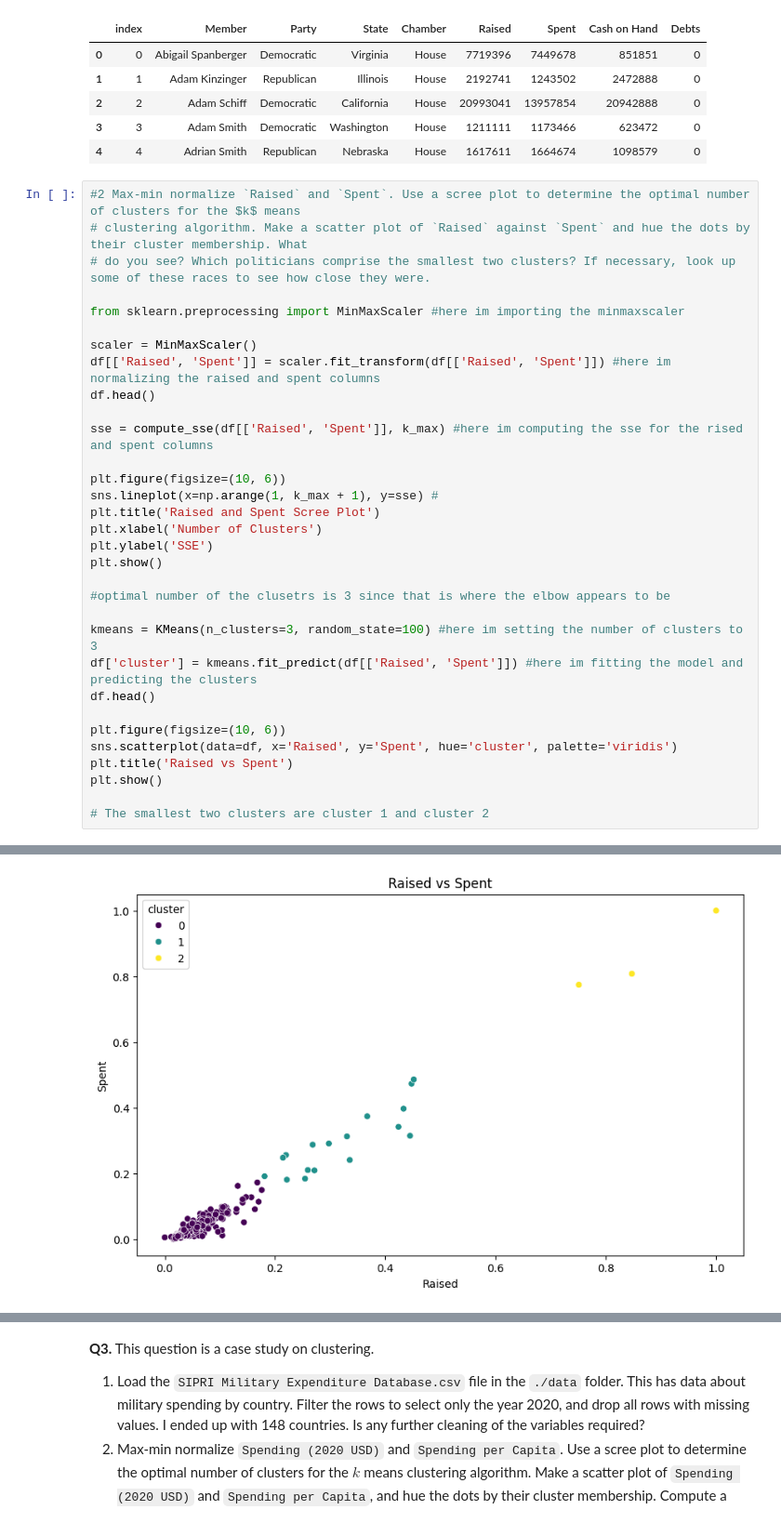
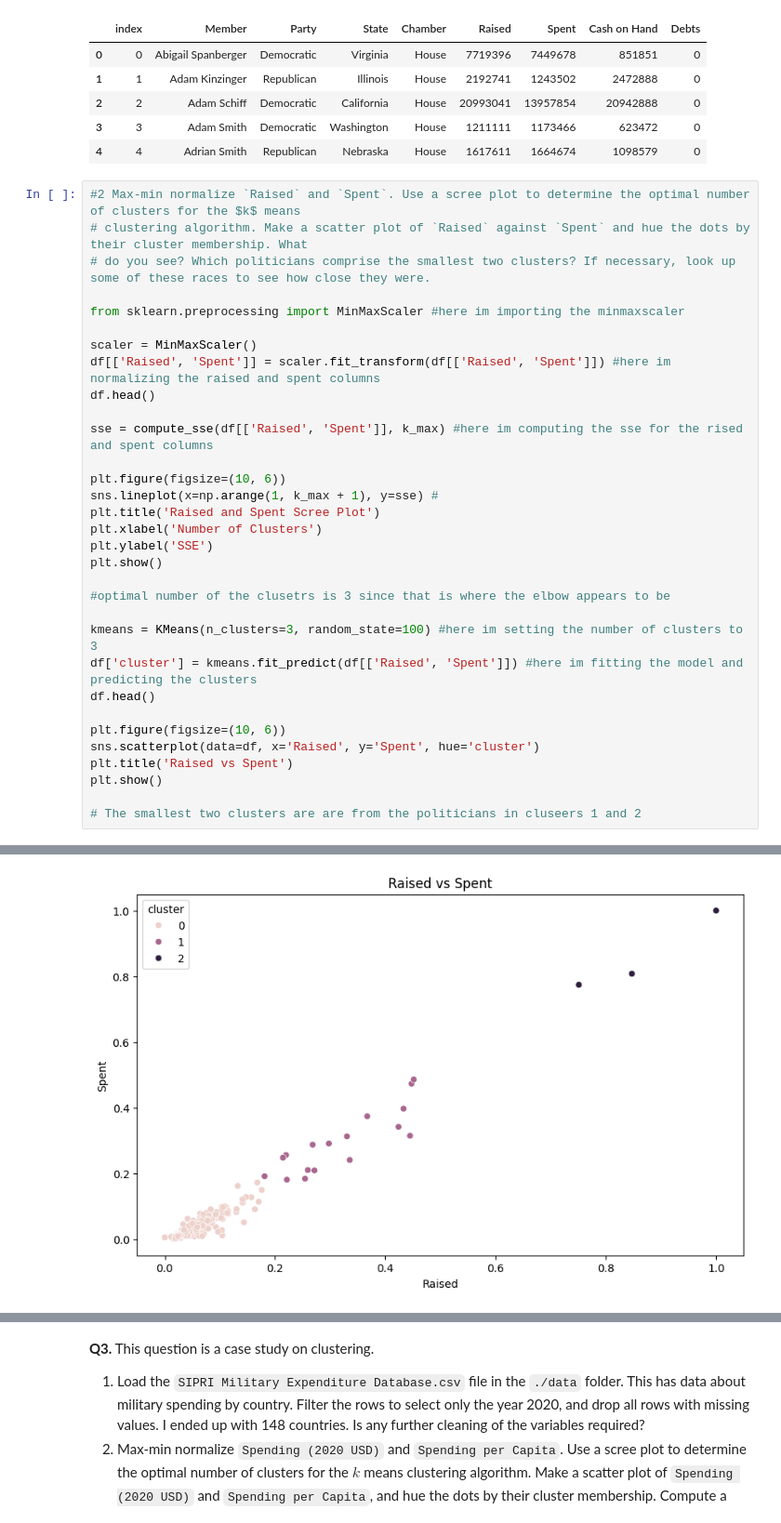
Before and after one commit to iankariuki26/clustering, a Jupyter notebook: mywork/assignment_clustering.ipynb, the cells around one changed output, grey strips where cells are left out. Shown: that part at 93% size. Saved outputs shown, nothing was run; the diff lists cells and outputs as text.

```diff
--- a/mywork/assignment_clustering.ipynb
+++ b/mywork/assignment_clustering.ipynb
@@ -151,33 +151,33 @@ df.head()
 # clustering algorithm. Make a scatter plot of `Raised` against `Spent` and hue the dots by their cluster membership. What
 # do you see? Which politicians comprise the smallest two clusters? If necessary, look up some of these races to see how close they were.
 
 from sklearn.preprocessing import MinMaxScaler #here im importing the minmaxscaler
 
 scaler = MinMaxScaler()
 df[['Raised', 'Spent']] = scaler.fit_transform(df[['Raised', 'Spent']]) #here im normalizing the raised and spent columns
 df.head()
 
 sse = compute_sse(df[['Raised', 'Spent']], k_max) #here im computing the sse for the rised and spent columns
 
 plt.figure(figsize=(10, 6))
 sns.lineplot(x=np.arange(1, k_max + 1), y=sse) #
 plt.title('Raised and Spent Scree Plot')
 plt.xlabel('Number of Clusters')
 plt.ylabel('SSE')
 plt.show()
 
 #optimal number of the clusetrs is 3 since that is where the elbow appears to be
 
 kmeans = KMeans(n_clusters=3, random_state=100) #here im setting the number of clusters to 3
 df['cluster'] = kmeans.fit_predict(df[['Raised', 'Spent']]) #here im fitting the model and predicting the clusters
 df.head()
 
 plt.figure(figsize=(10, 6))
-sns.scatterplot(data=df, x='Raised', y='Spent', hue='cluster', palette='viridis')
+sns.scatterplot(data=df, x='Raised', y='Spent', hue='cluster')
 plt.title('Raised vs Spent')
 plt.show()
 
-# The smallest two clusters are cluster 1 and cluster 2
+# The smallest two clusters are are from the politicians in cluseers 1 and 2
 # %% [output]
 [figure]
-[figure, old version]
+[figure, new version]
```
Also changed, not shown: parts of 1 cell of this notebook.
